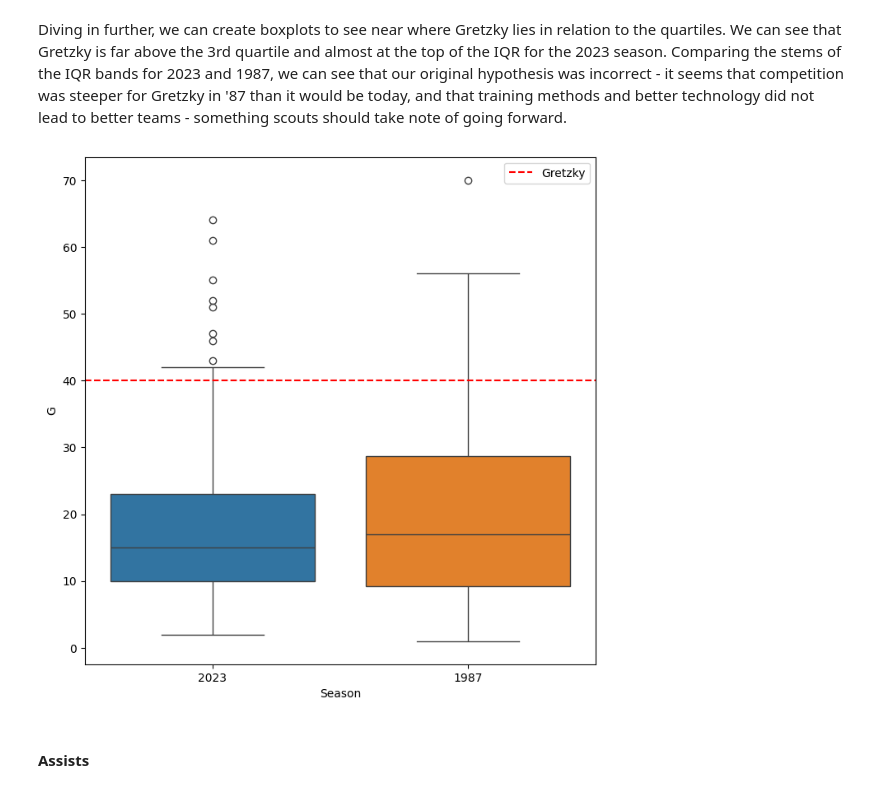
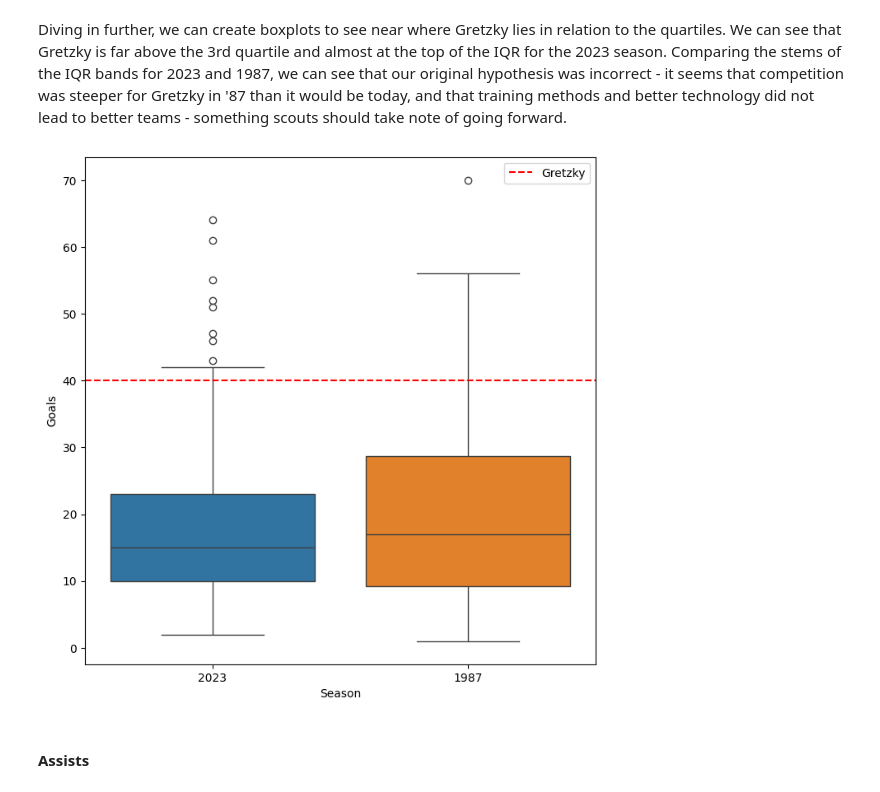
Before and after one commit to philbeet/How-Great-was-The-Great-One, a Jupyter notebook: main.ipynb, the cells around one changed output. Saved outputs shown, nothing was run; the diff lists cells and outputs as text; code cells hidden in the pictures.

```diff
--- a/main.ipynb
+++ b/main.ipynb
@@ -296,19 +296,20 @@ Diving in further, we can create boxplots to see near where Gretzky lies in rela
 # %%
 boxplot23data = szn_23_df[szn_23_df['GP']>50]
 boxplot87data = szn_87_df[szn_87_df['GP']>50]
 
 boxplot23data['Season'] = "2023"
 boxplot87data['Season'] = "1987"
 combined_df_greaterthan50 = pd.concat([boxplot23data, boxplot87data])
 combined_df_greaterthan50.drop_duplicates(subset=['Player'], inplace=True)
 
 plt.figure(figsize=(8,8))
 sns.boxplot(combined_df_greaterthan50, y="G", x="Season", hue="Season")
 plt.axhline([szn_23_df[szn_23_df["Player"]=="Wayne Gretzky*"]["G"]], linestyle="--", color="red", label="Gretzky")
 plt.legend()
+plt.ylabel("Goals")
 plt.show()
 # %% [output]
-[figure, old version]
+[figure, new version]
 # %% [markdown]
 <h4>Assists</h4>
 # %% [markdown]
```
Also changed, not shown: parts of 14 cells of this notebook, 1 other file.
